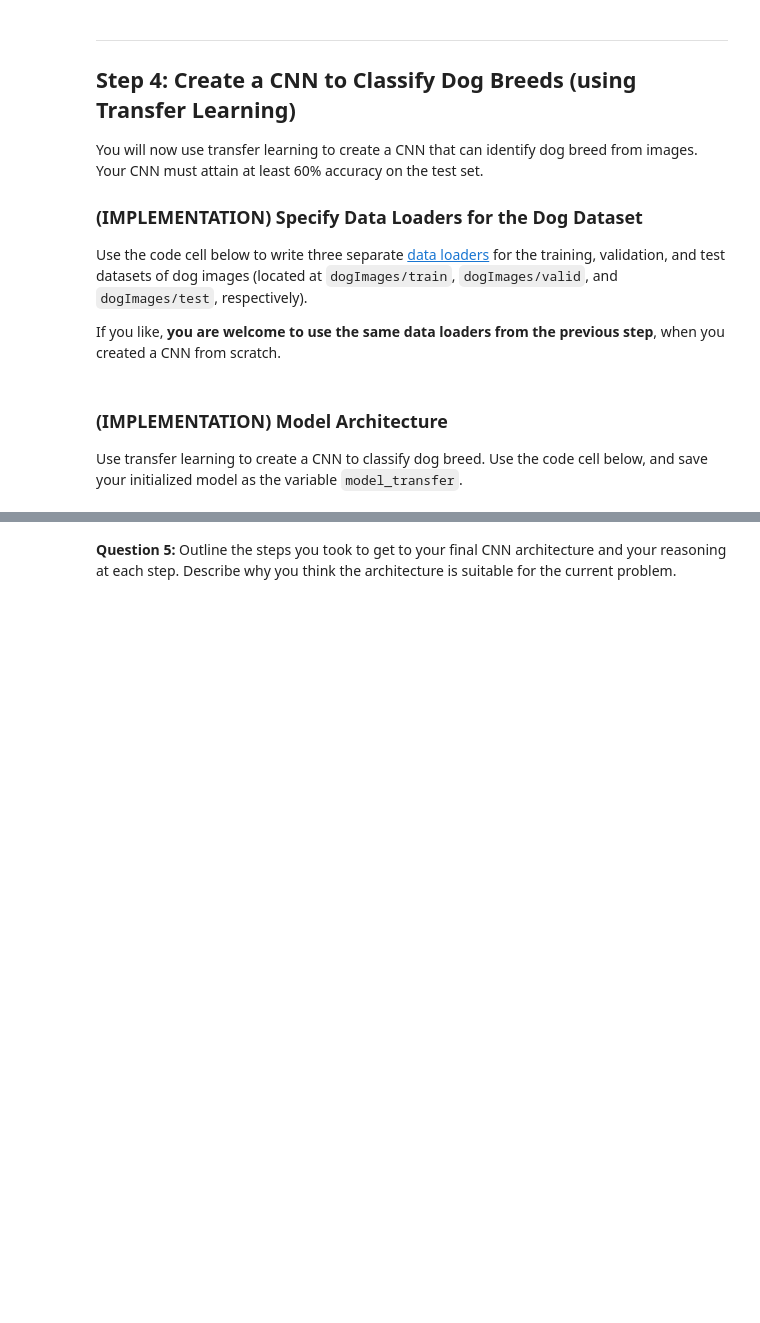
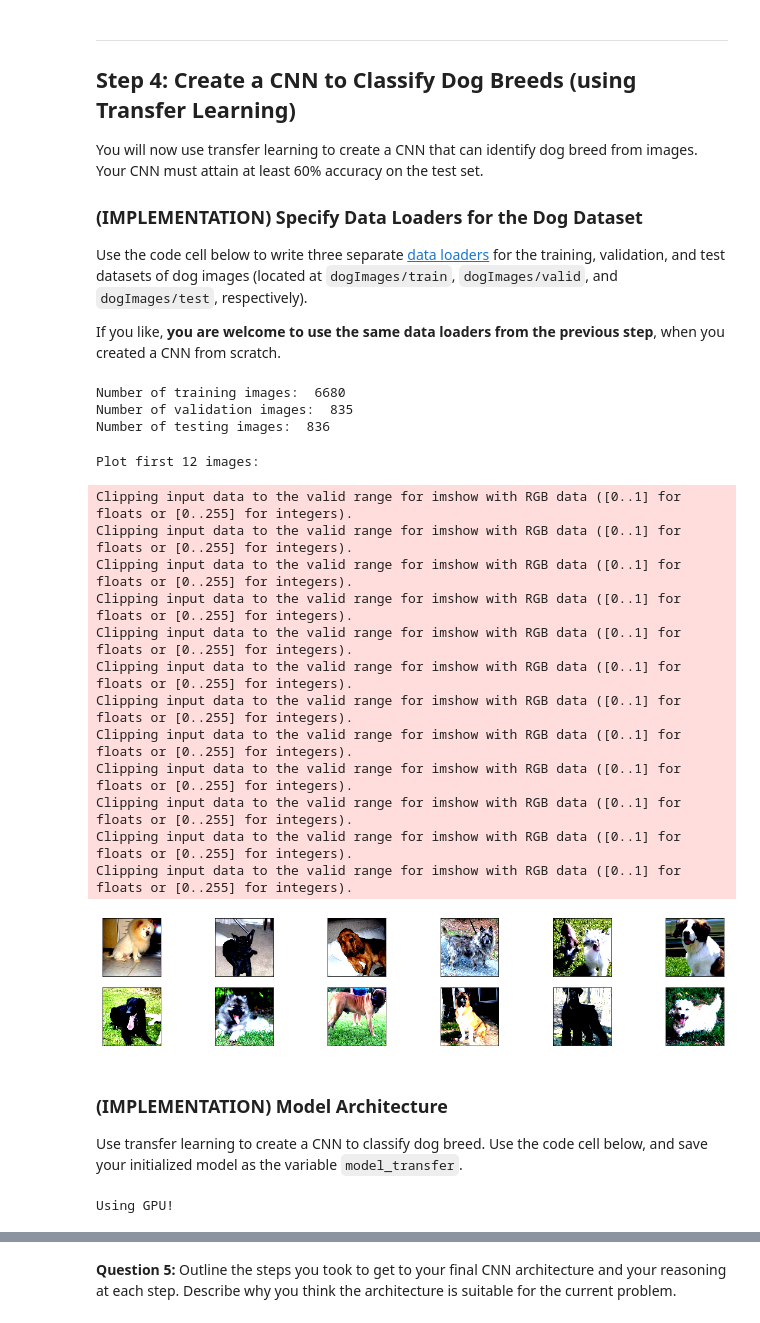
Before and after one commit to todeschini-felipe/udacity, a Jupyter notebook: deep-learning-v2-pytorch-master/project-dog-classification/dog_app.ipynb, the cells around one changed output, grey strips where cells are left out. Cells and saved outputs as stored; diff of their text form; code cells hidden in the pictures; blank space fills up the shorter version.

```diff
--- a/deep-learning-v2-pytorch-master/project-dog-classification/dog_app.ipynb
+++ b/deep-learning-v2-pytorch-master/project-dog-classification/dog_app.ipynb
@@ -648,3 +779,77 @@ If you like, **you are welcome to use the same data loaders from the previous st
+# %%
+## TODO: Specify data loaders
+# number of samples per batch
+batch_size = 128
+
+# number of subprocesses to use for data loading
+num_workers = 0
+
+# convert input data to torch.Tensor
+preprocess = transforms.Compose([
+    transforms.Resize(299),
+    transforms.CenterCrop(299),
+    transforms.ToTensor(),
+    transforms.Normalize(mean=[0.485, 0.456, 0.406], std=[0.229, 0.224, 0.225]),
+])
+
+train_data = datasets.ImageFolder('dogImages/train', transform=preprocess)
+valid_data = datasets.ImageFolder('dogImages/valid', transform=preprocess)
+test_data  = datasets.ImageFolder('dogImages/test',  transform=preprocess)
+
+print("Number of training images: ", len(train_data))
+print("Number of validation images: ", len(valid_data))
+print("Number of testing images: ", len(test_data))
+
+train_loader = torch.utils.data.DataLoader(train_data,
+                                           batch_size=batch_size,
+                                           shuffle=True,
+                                           num_workers=num_workers)
+valid_loader = torch.utils.data.DataLoader(valid_data,
+                                           batch_size=batch_size,
+                                           shuffle=True,
+                                           num_workers=num_workers)
+test_loader  = torch.utils.data.DataLoader(test_data,
+                                           batch_size=batch_size,
+                                           shuffle=True,
+                                           num_workers=num_workers)
+
+loaders_transfer = dict(
+    train=train_loader,
+    valid=valid_loader,
+    test=test_loader)
+# %% [output]
+Number of training images:  6680
+Number of validation images:  835
+Number of testing images:  836
+# %%
+rows = 2
+num_images = 12
+print("Plot first", num_images, "images:")
+# Check if iterator is fine
+dataiter = iter(train_loader)
+images, labels = dataiter.next()
+images = images.numpy() # convert images to numpy for display
+
+# plot the images and their respective labels
+fig = plt.figure(figsize=(20, 4))
+for idx in np.arange(num_images):
+    ax = fig.add_subplot(2, num_images/rows, idx+1, xticks=[], yticks=[])
+    imshow(images[idx])
+# %% [output]
+Plot first 12 images:
+Clipping input data to the valid range for imshow with RGB data ([0..1] for floats or [0..255] for integers).
+Clipping input data to the valid range for imshow with RGB data ([0..1] for floats or [0..255] for integers).
+Clipping input data to the valid range for imshow with RGB data ([0..1] for floats or [0..255] for integers).
+Clipping input data to the valid range for imshow with RGB data ([0..1] for floats or [0..255] for integers).
+Clipping input data to the valid range for imshow with RGB data ([0..1] for floats or [0..255] for integers).
+Clipping input data to the valid range for imshow with RGB data ([0..1] for floats or [0..255] for integers).
+Clipping input data to the valid range for imshow with RGB data ([0..1] for floats or [0..255] for integers).
+Clipping input data to the valid range for imshow with RGB data ([0..1] for floats or [0..255] for integers).
+Clipping input data to the valid range for imshow with RGB data ([0..1] for floats or [0..255] for integers).
+Clipping input data to the valid range for imshow with RGB data ([0..1] for floats or [0..255] for integers).
+Clipping input data to the valid range for imshow with RGB data ([0..1] for floats or [0..255] for integers).
+Clipping input data to the valid range for imshow with RGB data ([0..1] for floats or [0..255] for integers).
+[figure, added]
 # %% [markdown]
 ### (IMPLEMENTATION) Model Architecture
 
@@ -654,7 +859,13 @@ import torchvision.models as models
 import torch.nn as nn
 
 ## TODO: Specify model architecture
+model_transfer = InceptionV3
 
+# check if CUDA is available
+use_cuda = torch.cuda.is_available()
 
 if use_cuda:
+    print("Using GPU!")
     model_transfer = model_transfer.cuda()
+# %% [output]
+Using GPU!
```
Also changed, not shown: parts of 40 cells of this notebook, 8 other files.
